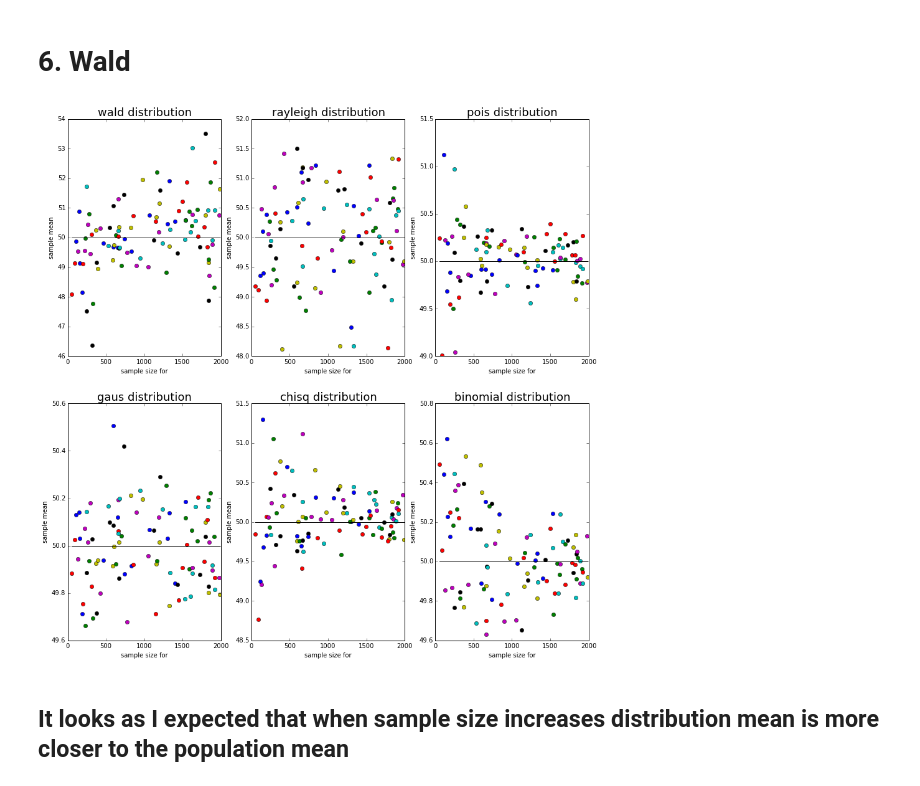
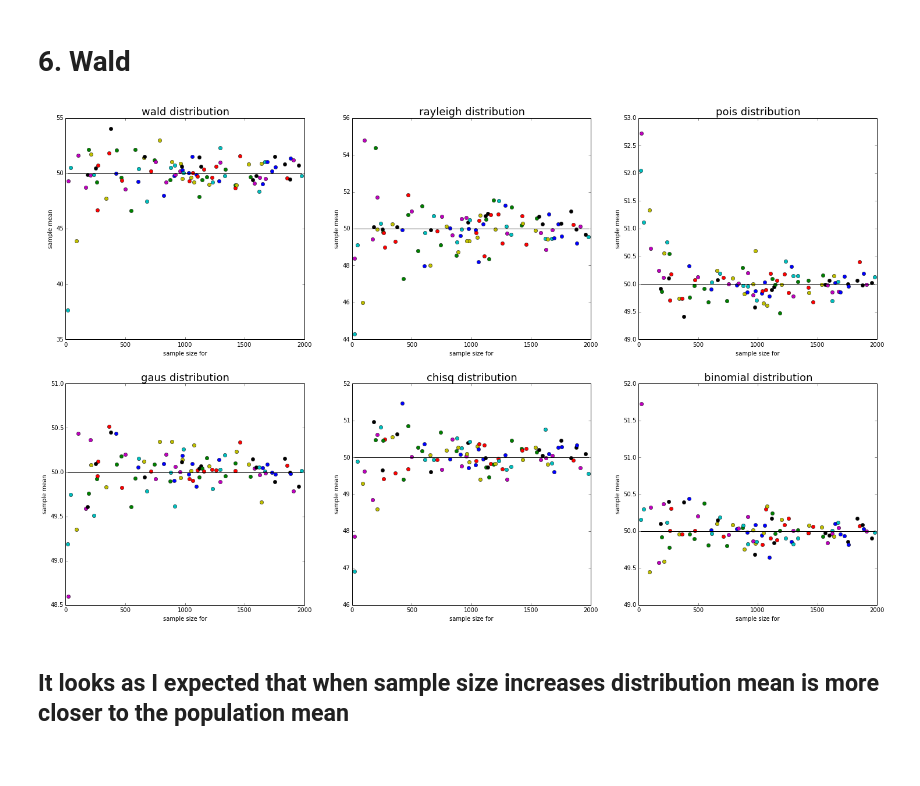
Before and after one commit to bilguun/PUI2015_BTURBOLI, a Jupyter notebook: HW3/assignment1_distributions_bilguun_turboli.ipynb, the cells around one changed output. Saved outputs shown, nothing was run; the diff lists cells and outputs as text; code cells hidden in the pictures.

```diff
--- a/HW3/assignment1_distributions_bilguun_turboli.ipynb
+++ b/HW3/assignment1_distributions_bilguun_turboli.ipynb
@@ -59,7 +59,7 @@ for nn in md['binomial'].iterkeys():
 sigma = 5
 
 for n in mysize:
-    md['gaus'][n] = np.random.normal(myMean, sigma, 1000)
+    md['gaus'][n] = np.random.normal(myMean, sigma, n)
 
 means['gaus'] = {}
 
@@ -71,7 +71,7 @@ for nn in md['gaus'].iterkeys():
 sigma = 5
 
 for n in mysize:
-    md['rayleigh'][n] = np.random.rayleigh(myMean/(sqrt(np.pi/2)), 1000)
+    md['rayleigh'][n] = np.random.rayleigh(myMean/(sqrt(np.pi/2)), n)
 
 means['rayleigh'] = {}
 
@@ -83,27 +83,27 @@ for nn in md['rayleigh'].iterkeys():
 dispersion = 100
 
 for n in mysize:
-    md['wald'][n] = np.random.wald(myMean, 100, 1000)
+    md['wald'][n] = np.random.wald(myMean, 100, n)
 
 means['wald'] = {}
 
 for key in md['wald']:
     means['wald'][key] = md['wald'][key].mean()
 # %%
-fig_mu_N = pl.figure(figsize=(15,15))
+fig_mu_N = pl.figure(figsize=(25,15))
 
 axsId = 231
 for key, dst in md.iteritems():
     axsds = fig_mu_N.add_subplot(axsId)
     for nn in md[key].iterkeys():
         axsds.plot(nn, means[key][nn], 'o')
         axsds.set_xlabel('sample size for')
         axsds.set_ylabel('sample mean')
         axsds.set_title('%s distribution' % (key), fontsize=18)
         axsds.plot([min(mysize), max(mysize)],[myMean,myMean], 'k')
     axsId += 1
 # %% [output]
-[figure, old version]
+[figure, new version]
 # %% [markdown]
 ## It looks as I expected that when sample size increases distribution mean is more closer to the population mean
 # %%
```
Also changed, not shown: parts of 2 cells of this notebook.
